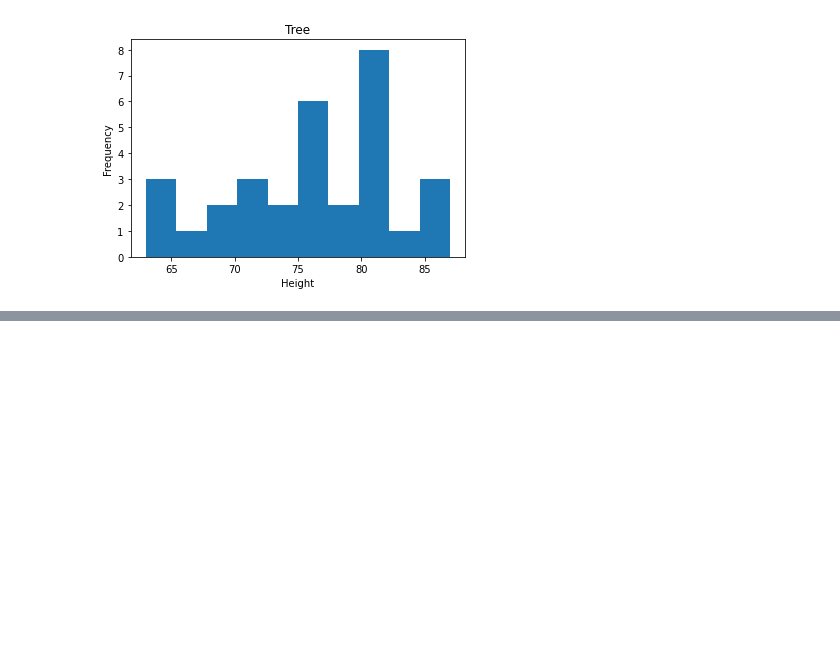
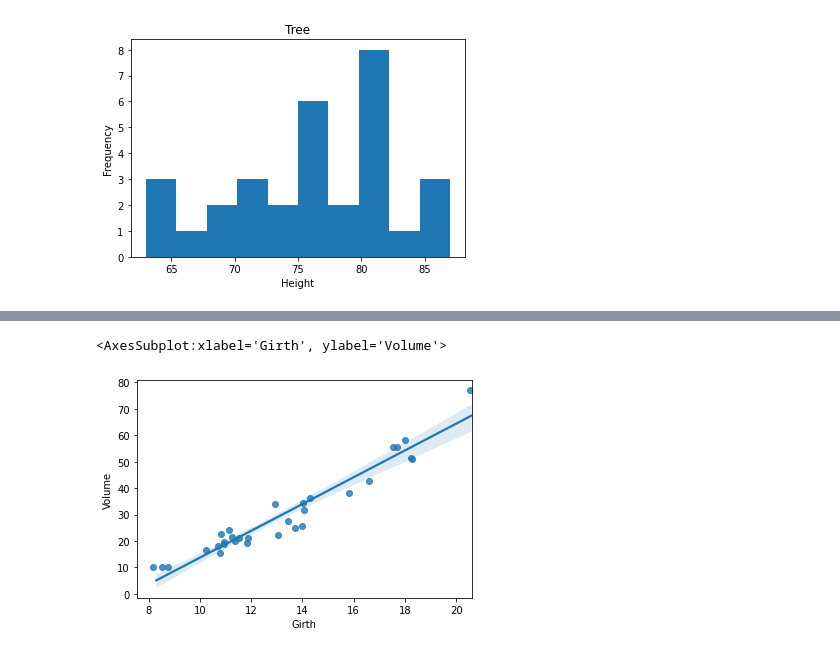
Before and after one commit to alletsc/Analises_visualizacoees_e_tratamento_de_dados_Python, a Jupyter notebook: trees.ipynb, the cells around one changed output, grey strips where cells are left out. Cells and saved outputs as stored; diff of their text form; code cells hidden in the pictures; blank space fills up the shorter version.

```diff
--- a/trees.ipynb
+++ b/trees.ipynb
@@ -109,0 +127,6 @@ Text(0.5, 0, 'Height')
+# %%
+sns.regplot(base.Girth, base.Volume, data = base,
+            x_jitter = 0.3, fit_reg= True)
+# %% [output]
+<AxesSubplot:xlabel='Girth', ylabel='Volume'>
+[figure, added]
```
Also changed, not shown: parts of 9 cells of this notebook, 2 other files.
